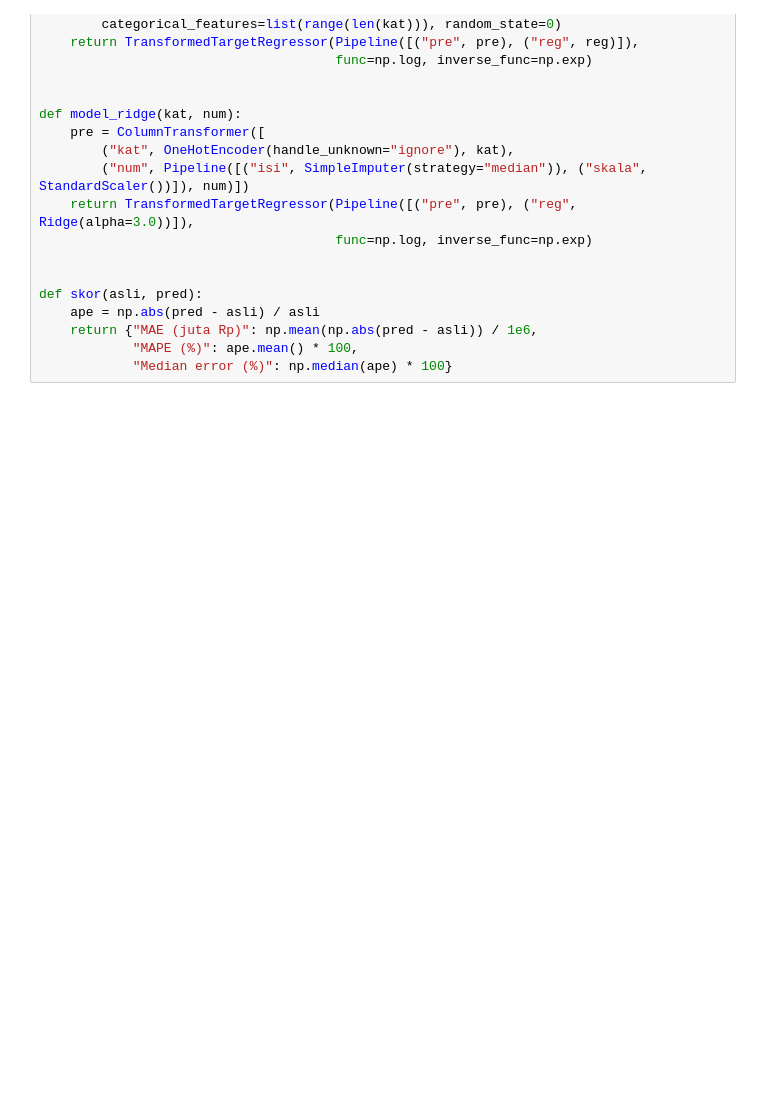
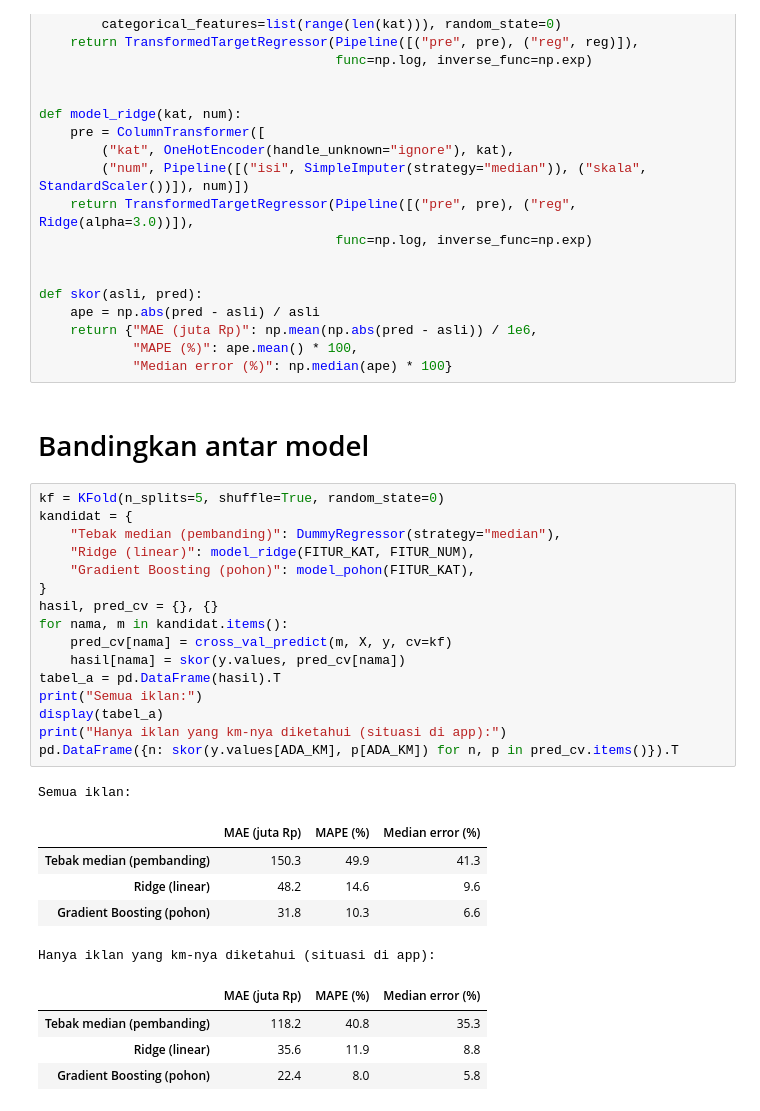
Before and after one commit to jasonalexanderjsnaldr/used-car-price-prediction, a Jupyter notebook: notebook/02.notebooks.ipynb, the cells around one changed output. Cells and saved outputs as stored; diff of their text form; blank space fills up the shorter version.

Commit message:
update.ipynb(banding model)

```diff
--- a/notebook/02.notebooks.ipynb
+++ b/notebook/02.notebooks.ipynb
@@ -178,3 +178,32 @@ def skor(asli, pred):
     return {"MAE (juta Rp)": np.mean(np.abs(pred - asli)) / 1e6,
             "MAPE (%)": ape.mean() * 100,
             "Median error (%)": np.median(ape) * 100}
+# %% [markdown]
+# Bandingkan antar model
+# %%
+kf = KFold(n_splits=5, shuffle=True, random_state=0)
+kandidat = {
+    "Tebak median (pembanding)": DummyRegressor(strategy="median"),
+    "Ridge (linear)": model_ridge(FITUR_KAT, FITUR_NUM),
+    "Gradient Boosting (pohon)": model_pohon(FITUR_KAT),
+}
+hasil, pred_cv = {}, {}
+for nama, m in kandidat.items():
+    pred_cv[nama] = cross_val_predict(m, X, y, cv=kf)
+    hasil[nama] = skor(y.values, pred_cv[nama])
+tabel_a = pd.DataFrame(hasil).T
+print("Semua iklan:")
+display(tabel_a)
+print("Hanya iklan yang km-nya diketahui (situasi di app):")
+pd.DataFrame({n: skor(y.values[ADA_KM], p[ADA_KM]) for n, p in pred_cv.items()}).T
+# %% [output]
+Semua iklan:
+|  | MAE (juta Rp) | MAPE (%) | Median error (%) |
+| Tebak median (pembanding) | 150.3 | 49.9 | 41.3 |
+| Ridge (linear) | 48.2 | 14.6 | 9.6 |
+| Gradient Boosting (pohon) | 31.8 | 10.3 | 6.6 |
+Hanya iklan yang km-nya diketahui (situasi di app):
+|  | MAE (juta Rp) | MAPE (%) | Median error (%) |
+| Tebak median (pembanding) | 118.2 | 40.8 | 35.3 |
+| Ridge (linear) | 35.6 | 11.9 | 8.8 |
+| Gradient Boosting (pohon) | 22.4 | 8.0 | 5.8 |
```
